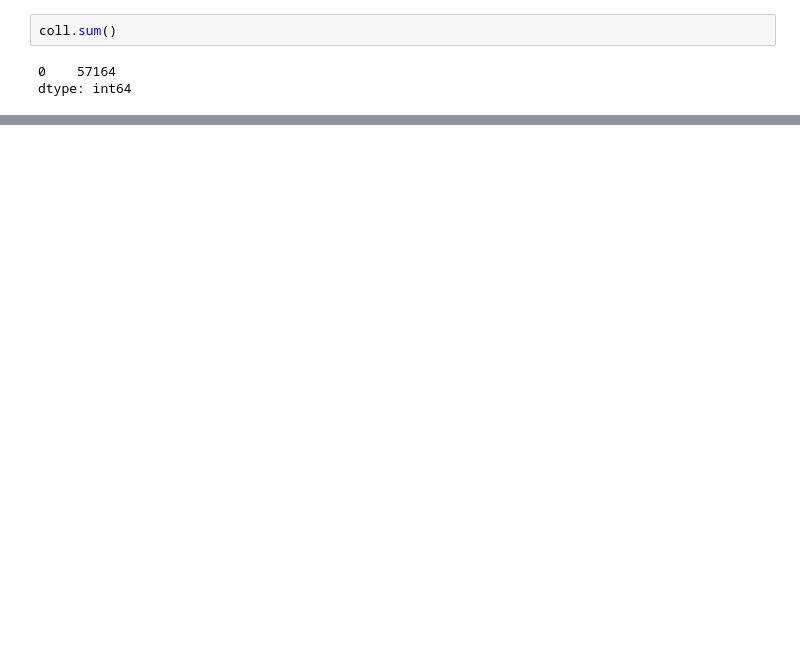
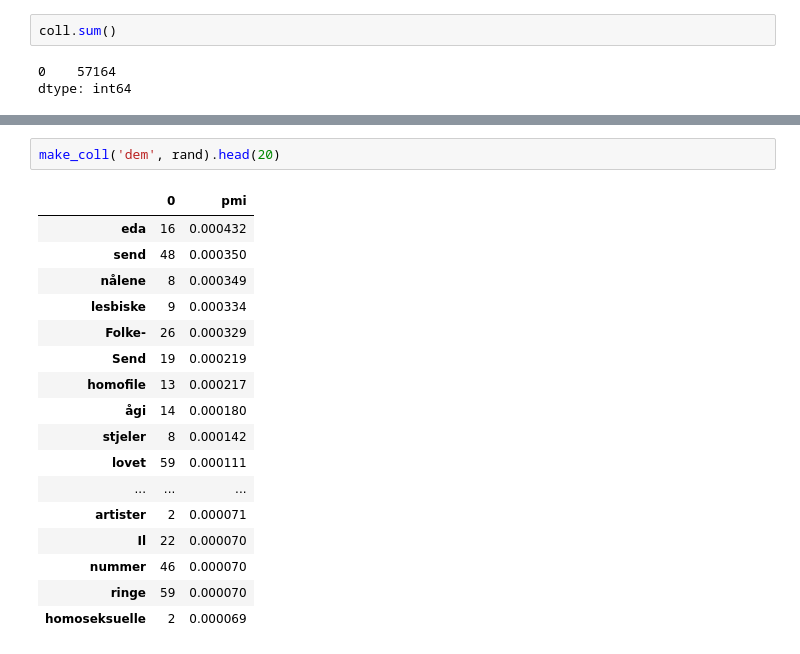
Before and after one commit to Yoonsen/bokhylla_api_medietyper, a Jupyter notebook: Tidsskrift og andre mediatyper.ipynb, the cells around one changed output, grey strips where cells are left out. Cells and saved outputs as stored; diff of their text form; blank space fills up the shorter version.

```diff
--- a/Tidsskrift og andre mediatyper.ipynb
+++ b/Tidsskrift og andre mediatyper.ipynb
@@ -265,0 +330,20 @@ dtype: int64
+# %%
+make_coll('dem', rand).head(20)
+# %% [output]
+|  | 0 | pmi |
+| eda | 16 | 0.000432 |
+| send | 48 | 0.000350 |
+| nålene | 8 | 0.000349 |
+| lesbiske | 9 | 0.000334 |
+| Folke- | 26 | 0.000329 |
+| Send | 19 | 0.000219 |
+| homofile | 13 | 0.000217 |
+| ågi | 14 | 0.000180 |
+| stjeler | 8 | 0.000142 |
+| lovet | 59 | 0.000111 |
+| ... | ... | ... |
+| artister | 2 | 0.000071 |
+| Il | 22 | 0.000070 |
+| nummer | 46 | 0.000070 |
+| ringe | 59 | 0.000070 |
+| homoseksuelle | 2 | 0.000069 |
```
Also changed, not shown: parts of 15 cells of this notebook.
